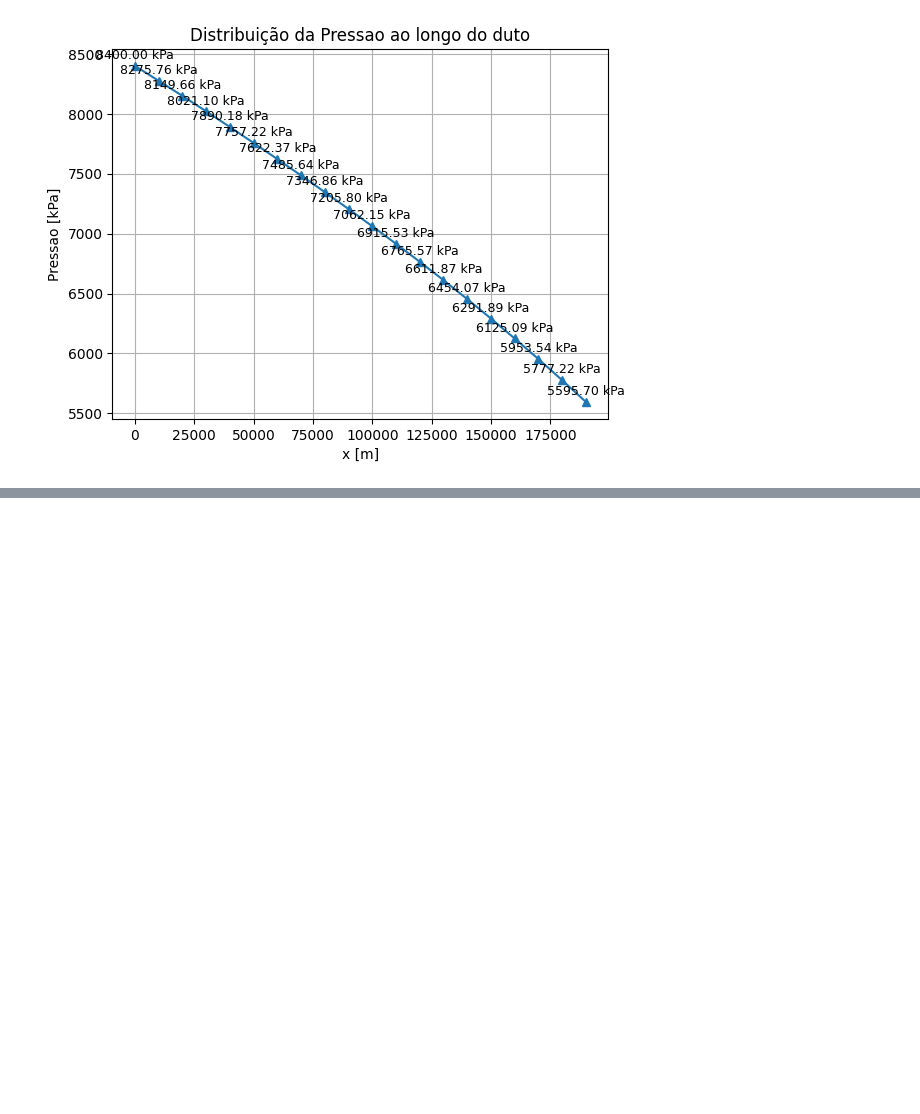
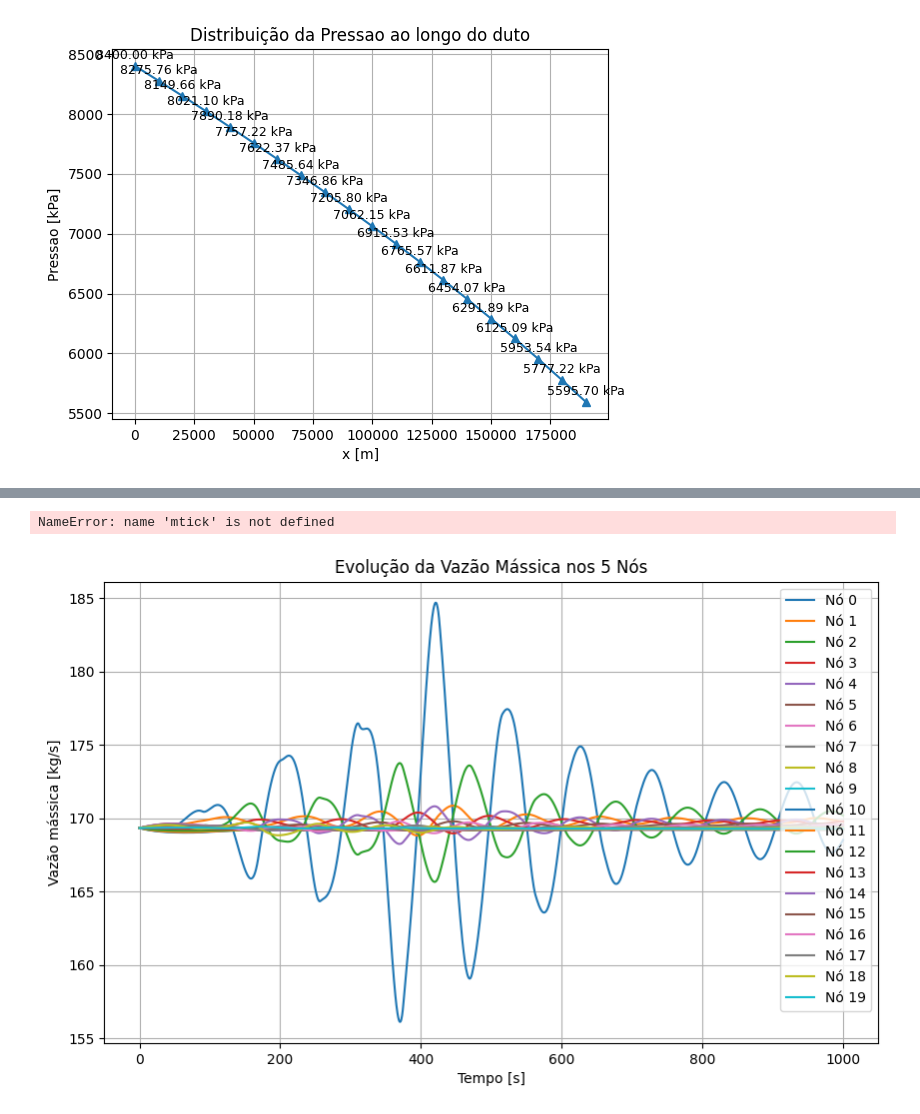
Before and after one commit to MMatheusB/UFBA, a Jupyter notebook: New_project_2/teste.ipynb, the cells around one changed output, grey strips where cells are left out. Saved outputs shown, nothing was run; the diff lists cells and outputs as text; code cells hidden in the pictures; blank space fills up the shorter version.

```diff
--- a/New_project_2/teste.ipynb
+++ b/New_project_2/teste.ipynb
@@ -256,6 +256,45 @@ sol = solve_ivp(
     method='RK45',  # pode testar 'BDF' se o sistema for stiff
     t_eval=t_eval
 )
+# %%
+A = np.pi * (meu_duto.D**2) / 4
+MM = meu_duto.gas.mixture.MM_m  # massa molar em kg/mol
+
+# Número de instantes de tempo
+n_t = len(sol.t)
+
+# Inicializa matriz de vazões mássicas (5 nós x n_t tempos)
+m_dot = np.zeros((n_nodes, n_t))
+
+# Calcula a vazão mássica para cada nó e tempo
+for t_idx in range(n_t):
+    for node in range(n_nodes):
+        T = sol.y[0::3][node][t_idx]
+        V = sol.y[1::3][node][t_idx]
+        w = sol.y[2::3][node][t_idx]
+
+        v_kg = V / MM
+        rho = 1 / v_kg
+        m_dot[node, t_idx] = rho * A * w  # vazão mássica [kg/s]
+
+# Plot da vazão mássica ao longo do tempo para os 5 nós
+plt.figure(figsize=(10, 6))
+for i in range (n_nodes):
+    plt.plot(sol.t, m_dot[i], label=f'Nó {i}')
+plt.xlabel('Tempo [s]')
+plt.ylabel('Vazão mássica [kg/s]')
+plt.title('Evolução da Vazão Mássica nos 5 Nós')
+plt.legend()
+plt.grid(True)
+
+ax = plt.gca()
+ax.yaxis.set_major_formatter(mtick.ScalarFormatter())
+ax.ticklabel_format(useOffset=False, style='plain')
+plt.tight_layout()
+plt.show()
+# %% [output]
+NameError: name 'mtick' is not defined
+[figure, added]
 # %%
 import matplotlib.ticker as mtick
 
```
Also changed, not shown: parts of 8 cells of this notebook, 1 other file.
